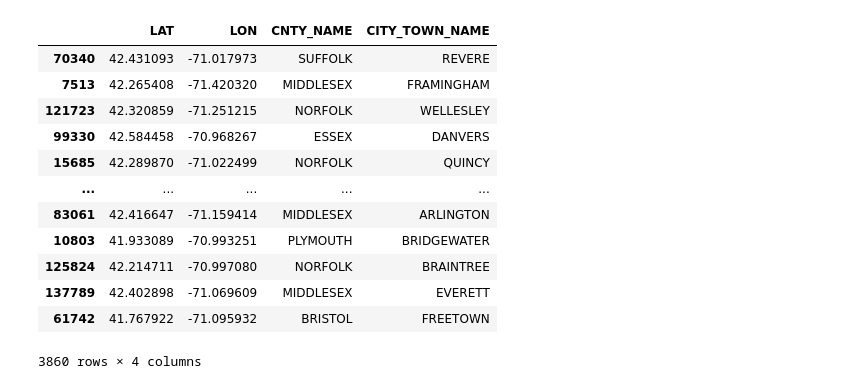
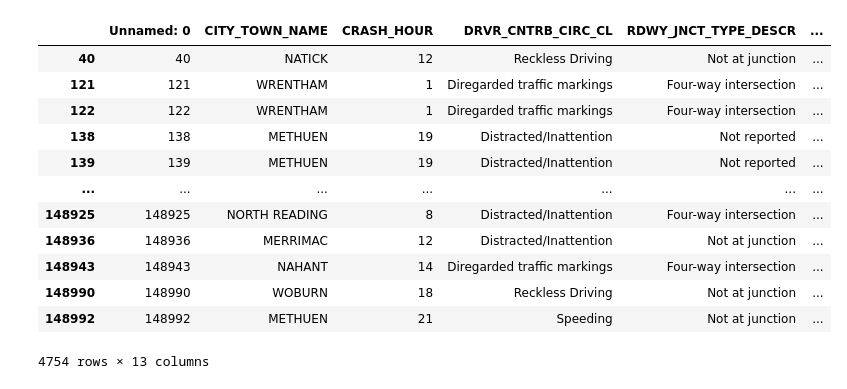
Before and after one commit to CosmicRaisins/BosCrash, a Jupyter notebook: data/Untitled.ipynb, the cells around one changed output. Cells and saved outputs as stored; diff of their text form; code cells hidden in the pictures.

Commit message:
Update Data
-Uploaded data and fitted the linechart and map chart to the downscaled data.

```diff
--- a/data/Untitled.ipynb
+++ b/data/Untitled.ipynb
@@ -2,6 +2,6 @@
 import pandas as pd
 import numpy as np
 # %%
-df = pd.read_csv("SimpleData.csv")
+df = pd.read_csv("Simple.csv")
 df.head()
 # %% [output]
@@ -14,18 +14,18 @@ df.head()
 # %%
-df = df[["LAT", "LON", "CNTY_NAME", "CITY_TOWN_NAME"]].dropna().sample(3860)
+df = df.dropna()
 df
 # %% [output]
-|  | LAT | LON | CNTY_NAME | CITY_TOWN_NAME |
-| 70340 | 42.431093 | -71.017973 | SUFFOLK | REVERE |
-| 7513 | 42.265408 | -71.420320 | MIDDLESEX | FRAMINGHAM |
-| 121723 | 42.320859 | -71.251215 | NORFOLK | WELLESLEY |
-| 99330 | 42.584458 | -70.968267 | ESSEX | DANVERS |
-| 15685 | 42.289870 | -71.022499 | NORFOLK | QUINCY |
-| ... | ... | ... | ... | ... |
-| 83061 | 42.416647 | -71.159414 | MIDDLESEX | ARLINGTON |
-| 10803 | 41.933089 | -70.993251 | PLYMOUTH | BRIDGEWATER |
-| 125824 | 42.214711 | -70.997080 | NORFOLK | BRAINTREE |
-| 137789 | 42.402898 | -71.069609 | MIDDLESEX | EVERETT |
-| 61742 | 41.767922 | -71.095932 | BRISTOL | FREETOWN |
+|  | Unnamed: 0 | CITY_TOWN_NAME | CRASH_HOUR | DRVR_CNTRB_CIRC_CL | RDWY_JNCT_TYPE_DESCR | ... |
+| 40 | 40 | NATICK | 12 | Reckless Driving | Not at junction | ... |
+| 121 | 121 | WRENTHAM | 1 | Diregarded traffic markings | Four-way intersection | ... |
+| 122 | 122 | WRENTHAM | 1 | Diregarded traffic markings | Four-way intersection | ... |
+| 138 | 138 | METHUEN | 19 | Distracted/Inattention | Not reported | ... |
+| 139 | 139 | METHUEN | 19 | Distracted/Inattention | Not reported | ... |
+| ... | ... | ... | ... | ... | ... | ... |
+| 148925 | 148925 | NORTH READING | 8 | Distracted/Inattention | Four-way intersection | ... |
+| 148936 | 148936 | MERRIMAC | 12 | Distracted/Inattention | Not at junction | ... |
+| 148943 | 148943 | NAHANT | 14 | Diregarded traffic markings | Four-way intersection | ... |
+| 148990 | 148990 | WOBURN | 18 | Reckless Driving | Not at junction | ... |
+| 148992 | 148992 | METHUEN | 21 | Speeding | Not at junction | ... |
-3860 rows × 4 columns
+4754 rows × 13 columns
 # %%
```
Also changed, not shown: parts of 8 cells of this notebook, 8 other files.
